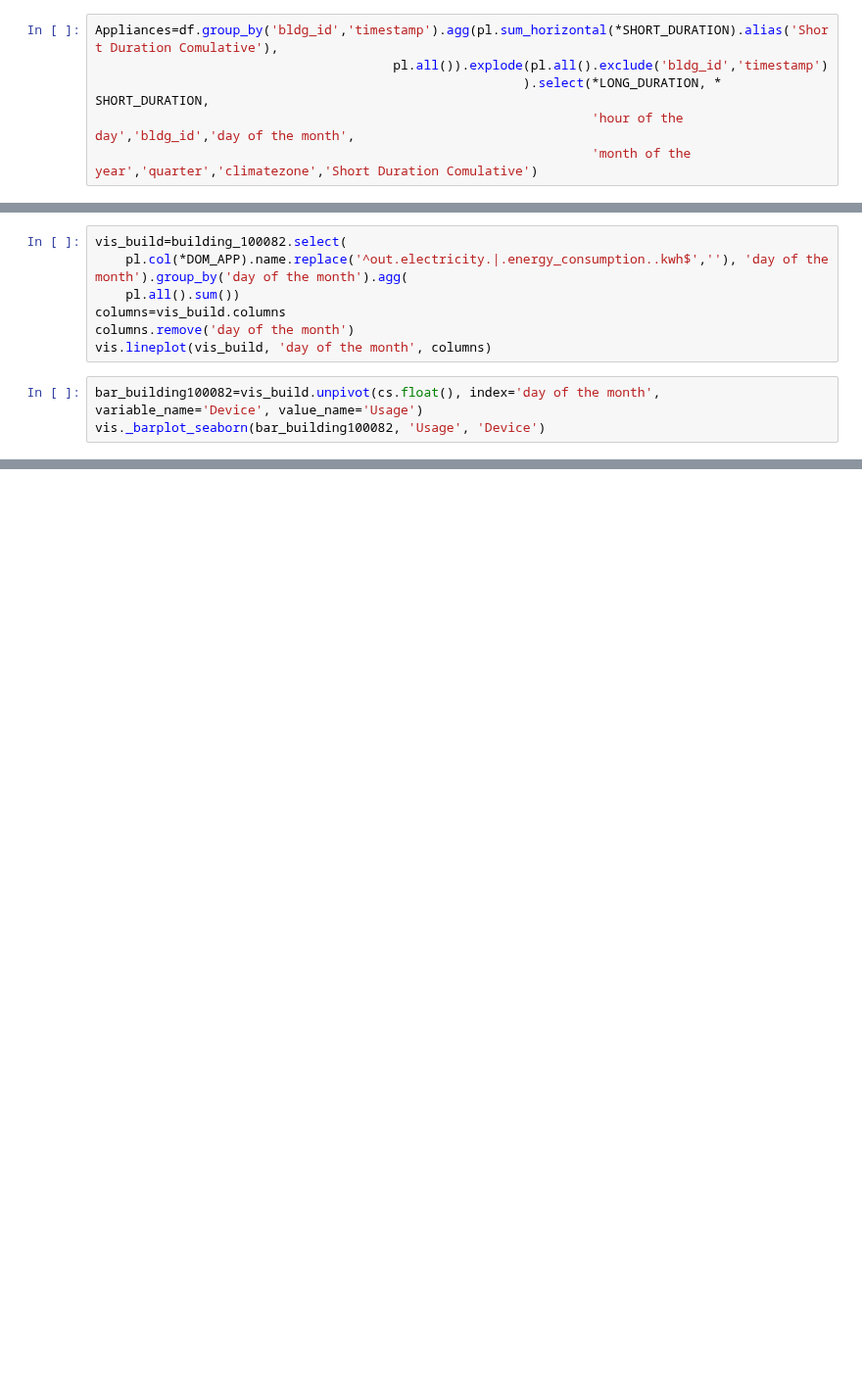
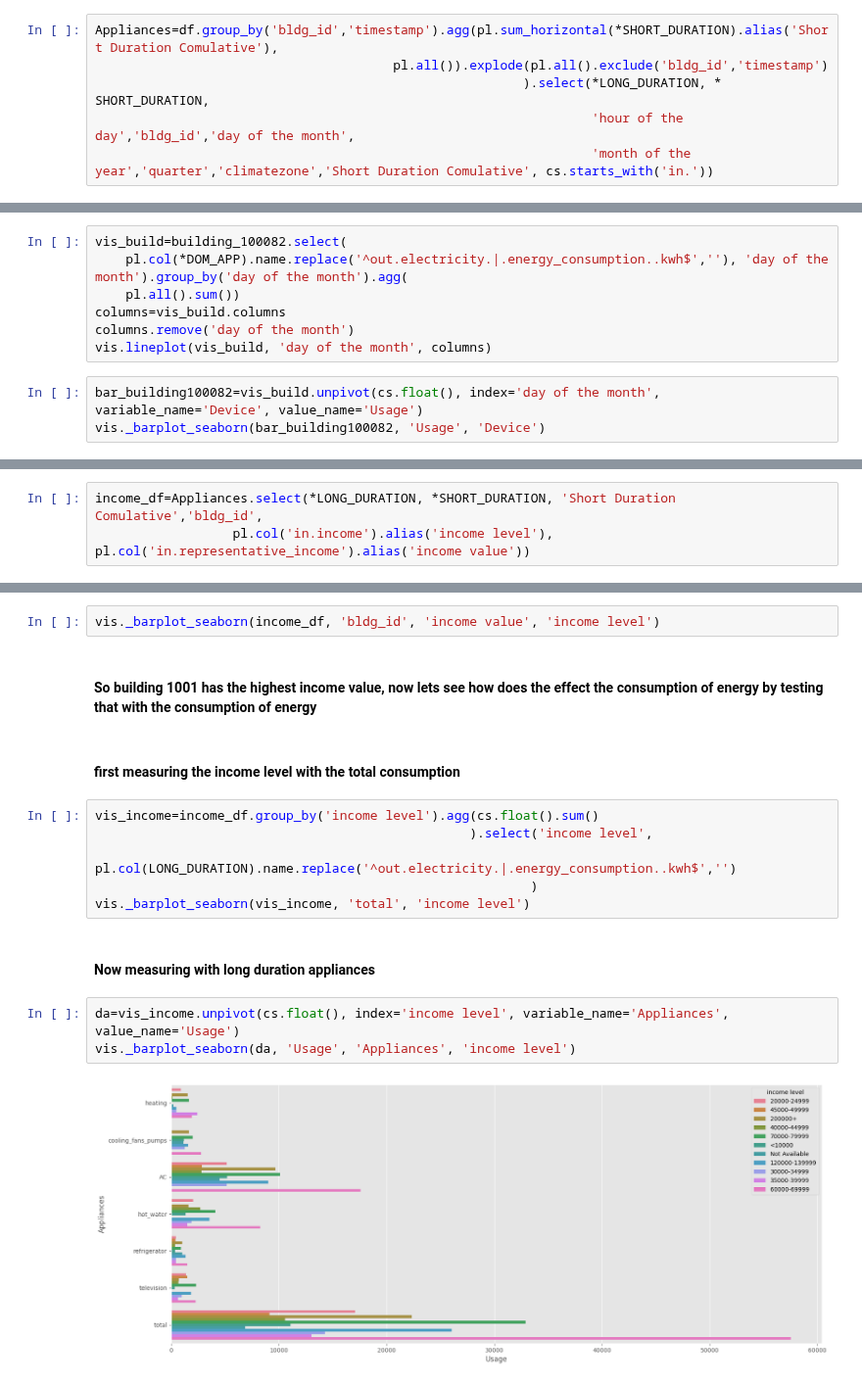
Before and after one commit to 1nuc/load-profile-decomposition, a Jupyter notebook: src/Customer_analysis/run.ipynb, the cells around one changed output, grey strips where cells are left out. Shown at 98% size. Cells and saved outputs as stored; diff of their text form; blank space fills up the shorter version.

```diff
--- a/src/Customer_analysis/run.ipynb
+++ b/src/Customer_analysis/run.ipynb
@@ -382,7 +387,7 @@ Appliances=df.group_by('bldg_id','timestamp').agg(pl.sum_horizontal(*SHORT_DURAT
                                        pl.all()).explode(pl.all().exclude('bldg_id','timestamp')
                                                         ).select(*LONG_DURATION, * SHORT_DURATION,
                                                                  'hour of the day','bldg_id','day of the month',
-                                                                 'month of the year','quarter','climatezone','Short Duration Comulative')
+                                                                 'month of the year','quarter','climatezone','Short Duration Comulative', cs.starts_with('in.'))
 # %%
 # pair plot for all appliances grouped by the climate zone
 targets=LONG_DURATION + ['Short Duration Comulative']
@@ -585,0 +591,3 @@ vis._barplot_seaborn(bar_building100082, 'Usage', 'Device')
+# %%
+income_df=Appliances.select(*LONG_DURATION, *SHORT_DURATION, 'Short Duration Comulative','bldg_id',
+                  pl.col('in.income').alias('income level'), pl.col('in.representative_income').alias('income value'))
@@ -585,0 +596,19 @@ vis._barplot_seaborn(bar_building100082, 'Usage', 'Device')
+# %%
+vis._barplot_seaborn(income_df, 'bldg_id', 'income value', 'income level')
+# %% [markdown]
+#### So building 1001 has the highest income value, now lets see how does the effect the consumption of energy by testing that with the consumption of energy
+# %% [markdown]
+#### first measuring the income level with the total consumption
+# %%
+vis_income=income_df.group_by('income level').agg(cs.float().sum()
+                                                 ).select('income level',
+                                                          pl.col(LONG_DURATION).name.replace('^out.electricity.|.energy_consumption..kwh$','')
+                                                         )
+vis._barplot_seaborn(vis_income, 'total', 'income level')
+# %% [markdown]
+#### Now measuring with long duration appliances
+# %%
+da=vis_income.unpivot(cs.float(), index='income level', variable_name='Appliances', value_name='Usage')
+vis._barplot_seaborn(da, 'Usage', 'Appliances', 'income level')
+# %% [output]
+[figure, added]
```
Also changed, not shown: parts of 9 cells of this notebook, 1 other file.
